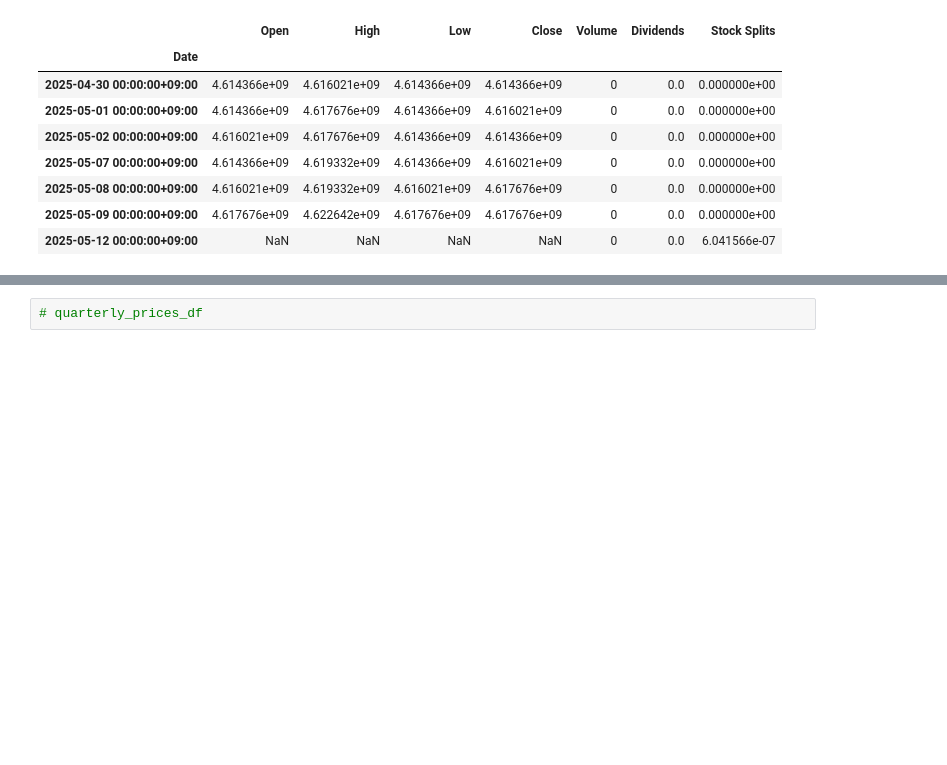
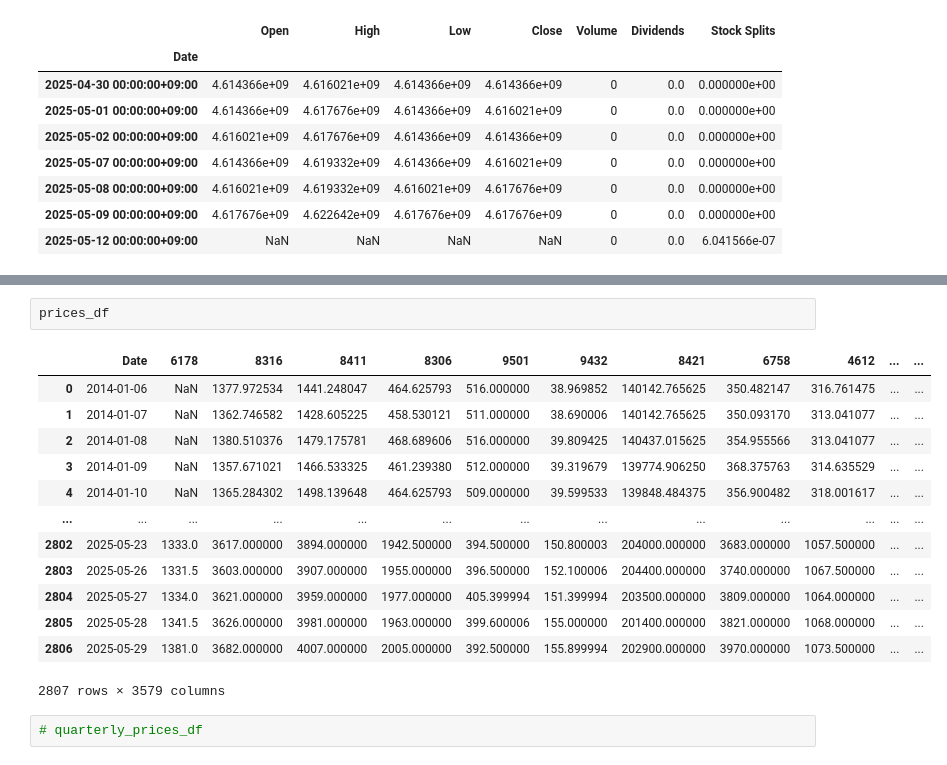
Before and after one commit to diabhaque/nikkei-fundamentals, a Jupyter notebook: notebooks/constituents.ipynb, the cells around one changed output, grey strips where cells are left out. Saved outputs shown, nothing was run; the diff lists cells and outputs as text; blank space fills up the shorter version.

```diff
--- a/notebooks/constituents.ipynb
+++ b/notebooks/constituents.ipynb
@@ -70,3 +48,19 @@ quarterly_prices_df
+# %%
+prices_df
+# %% [output]
+|  | Date | 6178 | 8316 | 8411 | 8306 | 9501 | 9432 | 8421 | 6758 | 4612 | ... | ... |
+| 0 | 2014-01-06 | NaN | 1377.972534 | 1441.248047 | 464.625793 | 516.000000 | 38.969852 | 140142.765625 | 350.482147 | 316.761475 | ... | ... |
+| 1 | 2014-01-07 | NaN | 1362.746582 | 1428.605225 | 458.530121 | 511.000000 | 38.690006 | 140142.765625 | 350.093170 | 313.041077 | ... | ... |
+| 2 | 2014-01-08 | NaN | 1380.510376 | 1479.175781 | 468.689606 | 516.000000 | 39.809425 | 140437.015625 | 354.955566 | 313.041077 | ... | ... |
+| 3 | 2014-01-09 | NaN | 1357.671021 | 1466.533325 | 461.239380 | 512.000000 | 39.319679 | 139774.906250 | 368.375763 | 314.635529 | ... | ... |
+| 4 | 2014-01-10 | NaN | 1365.284302 | 1498.139648 | 464.625793 | 509.000000 | 39.599533 | 139848.484375 | 356.900482 | 318.001617 | ... | ... |
+| ... | ... | ... | ... | ... | ... | ... | ... | ... | ... | ... | ... | ... |
+| 2802 | 2025-05-23 | 1333.0 | 3617.000000 | 3894.000000 | 1942.500000 | 394.500000 | 150.800003 | 204000.000000 | 3683.000000 | 1057.500000 | ... | ... |
+| 2803 | 2025-05-26 | 1331.5 | 3603.000000 | 3907.000000 | 1955.000000 | 396.500000 | 152.100006 | 204400.000000 | 3740.000000 | 1067.500000 | ... | ... |
+| 2804 | 2025-05-27 | 1334.0 | 3621.000000 | 3959.000000 | 1977.000000 | 405.399994 | 151.399994 | 203500.000000 | 3809.000000 | 1064.000000 | ... | ... |
+| 2805 | 2025-05-28 | 1341.5 | 3626.000000 | 3981.000000 | 1963.000000 | 399.600006 | 155.000000 | 201400.000000 | 3821.000000 | 1068.000000 | ... | ... |
+| 2806 | 2025-05-29 | 1381.0 | 3682.000000 | 4007.000000 | 2005.000000 | 392.500000 | 155.899994 | 202900.000000 | 3970.000000 | 1073.500000 | ... | ... |
+2807 rows × 3579 columns
 # %%
 # quarterly_prices_df
 # %%
```
Also changed, not shown: parts of 8 cells of this notebook, 5 other files.
